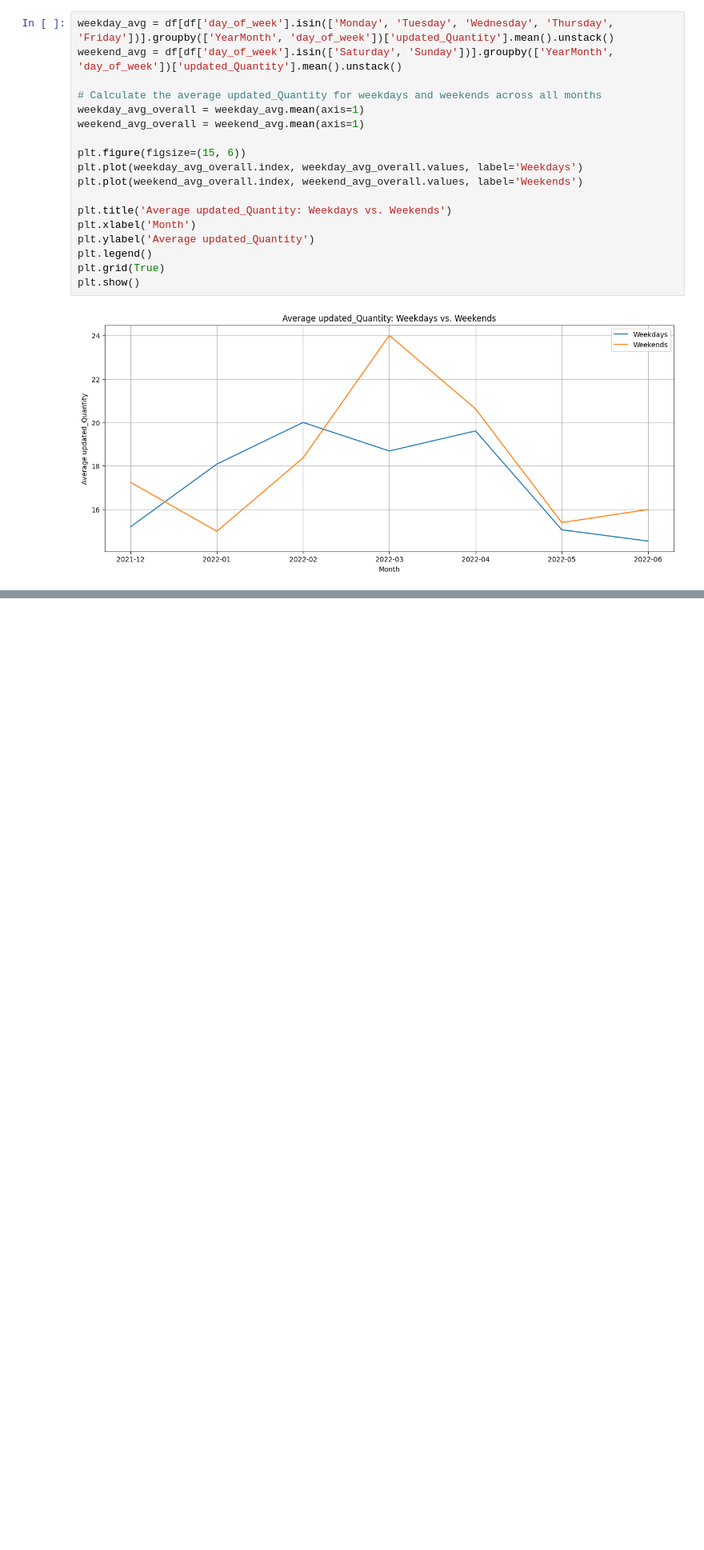
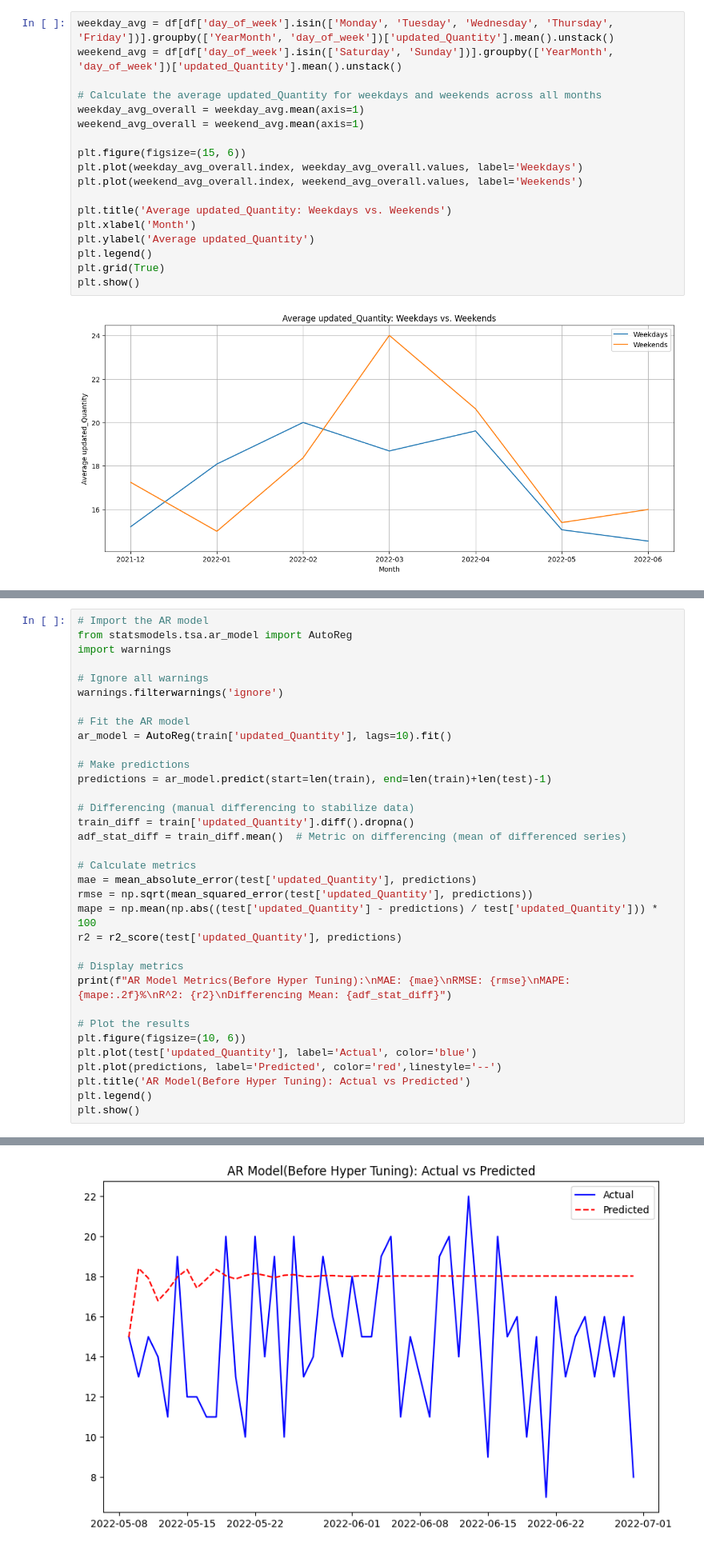
Before and after one commit to UdaySankarDe/UdaySankar-Infosys-Nov24, a Jupyter notebook: FutureCart.ipynb, the cells around one changed output, grey strips where cells are left out. Shown at 80% size. Saved outputs shown, nothing was run; the diff lists cells and outputs as text; blank space fills up the shorter version.

```diff
--- a/FutureCart.ipynb
+++ b/FutureCart.ipynb
@@ -572,0 +843,35 @@ plt.show()
+# %%
+# Import the AR model
+from statsmodels.tsa.ar_model import AutoReg
+import warnings
+
+# Ignore all warnings
+warnings.filterwarnings('ignore')
+
+# Fit the AR model
+ar_model = AutoReg(train['updated_Quantity'], lags=10).fit()
+
+# Make predictions
+predictions = ar_model.predict(start=len(train), end=len(train)+len(test)-1)
+
+# Differencing (manual differencing to stabilize data)
+train_diff = train['updated_Quantity'].diff().dropna()
+adf_stat_diff = train_diff.mean()  # Metric on differencing (mean of differenced series)
+
+# Calculate metrics
+mae = mean_absolute_error(test['updated_Quantity'], predictions)
+rmse = np.sqrt(mean_squared_error(test['updated_Quantity'], predictions))
+mape = np.mean(np.abs((test['updated_Quantity'] - predictions) / test['updated_Quantity'])) * 100
+r2 = r2_score(test['updated_Quantity'], predictions)
+
+# Display metrics
+print(f"AR Model Metrics(Before Hyper Tuning):\nMAE: {mae}\nRMSE: {rmse}\nMAPE: {mape:.2f}%\nR^2: {r2}\nDifferencing Mean: {adf_stat_diff}")
+
+# Plot the results
+plt.figure(figsize=(10, 6))
+plt.plot(test['updated_Quantity'], label='Actual', color='blue')
+plt.plot(predictions, label='Predicted', color='red',linestyle='--')
+plt.title('AR Model(Before Hyper Tuning): Actual vs Predicted')
+plt.legend()
+plt.show()
+# %% [output]
@@ -572,0 +884 @@ plt.show()
+[figure, added]
```
Also changed, not shown: parts of 57 cells of this notebook.
